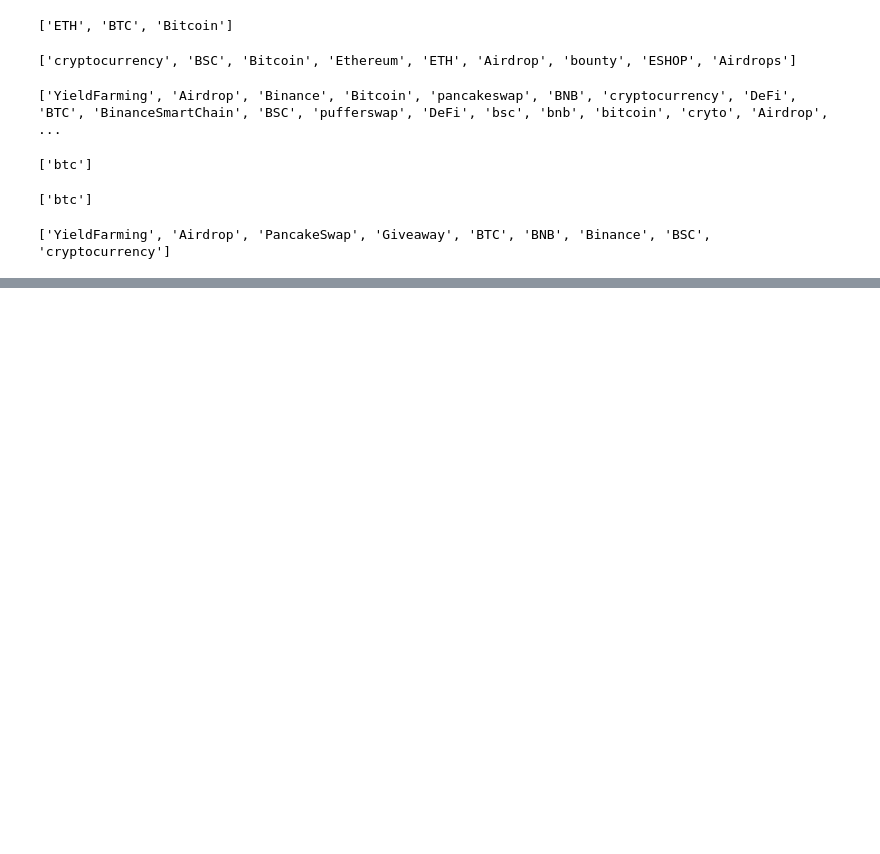
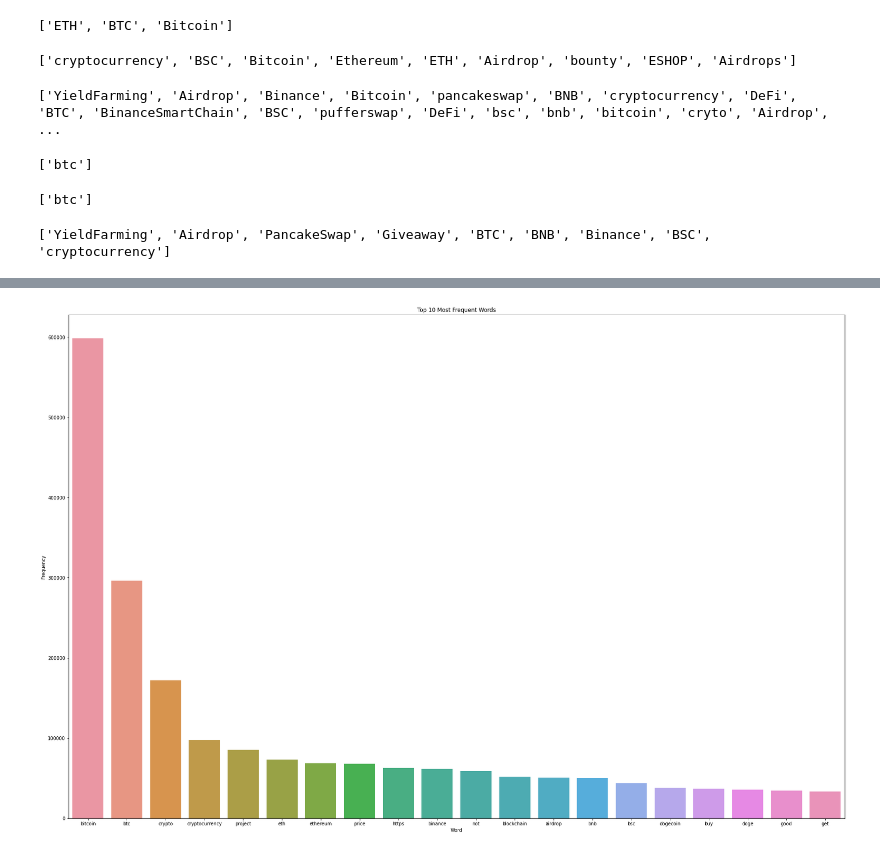
Before and after one commit to thashmadech/is417-project, a Jupyter notebook: Sentiment_analysis.ipynb, the cells around one changed output, grey strips where cells are left out. Cells and saved outputs as stored; diff of their text form; code cells hidden in the pictures; blank space fills up the shorter version.

```diff
--- a/Sentiment_analysis.ipynb
+++ b/Sentiment_analysis.ipynb
@@ -100 +120,12 @@ for x in tqdm(df_tweets['date']):
+# %%
+import swifter
+def datetime_checker(x):
+    try:
+      return pd.to_datetime(x, errors='coerce')
+    except:
+      return x
+
+
+
+df_tweets['datetime'] = df_tweets['date'].apply(datetime_checker)
 # %%
@@ -290,13 +413,12 @@ df_freq_words
 # %%
-# Top 20 Most Frequent Words
 
-
-b = b.nlargest(columns="Count", n = 10)
 plt.figure(figsize=(30,20))
 axis = sns.barplot(data=df_freq_words, x='Word', y='Frequency')
 axis.set(ylabel='Frequency')
 plt.title('Top 10 Most Frequent Words')
 plt.show()
+# %% [output]
+[figure, added]
 # %%
 def getAnalysis(score):
     if score < 0:
```
Also changed, not shown: parts of 19 cells of this notebook.
